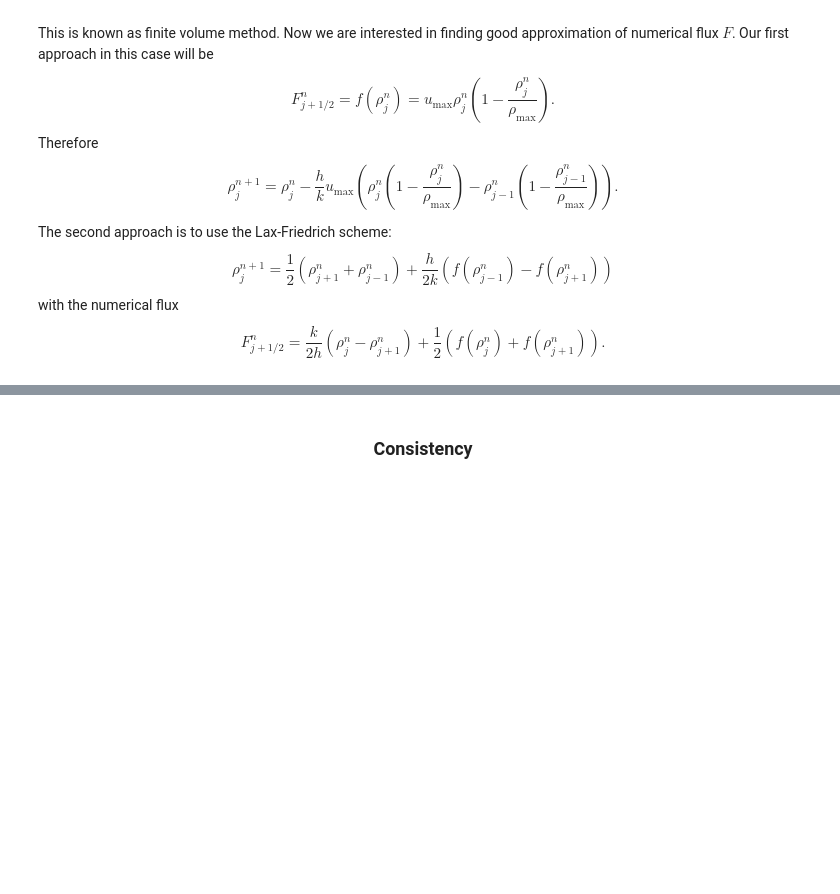
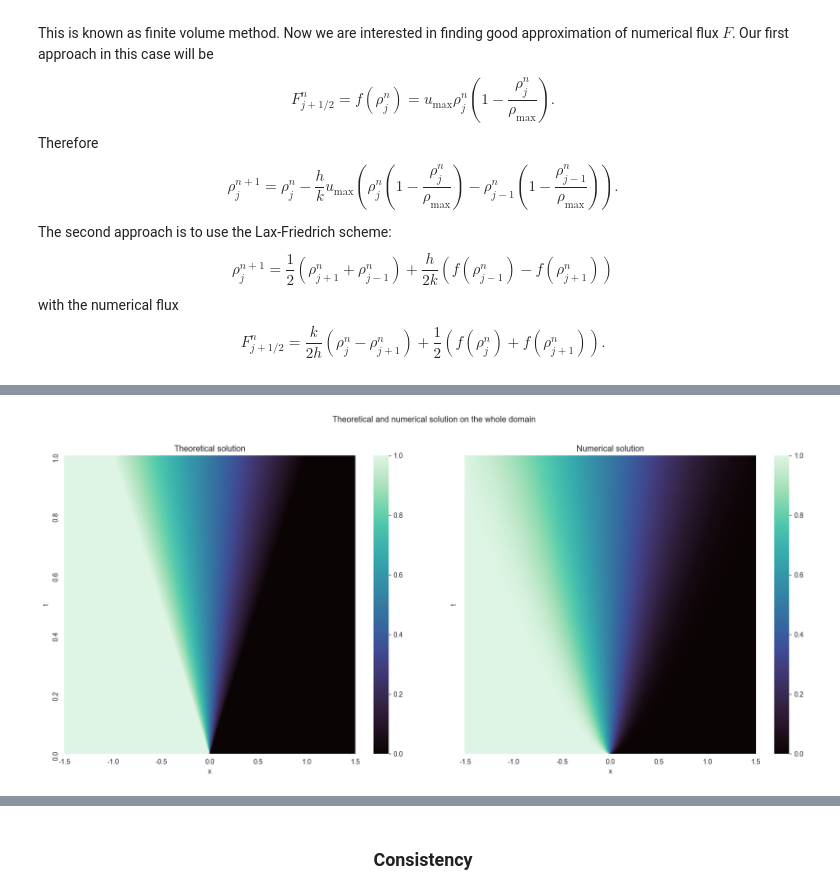
Before and after one commit to joannaww/Lighthill-Witham-Richards-Model, a Jupyter notebook: Matuszak_Wojciechowicz.ipynb, the cells around one changed output, grey strips where cells are left out. Cells and saved outputs as stored; diff of their text form; code cells hidden in the pictures; blank space fills up the shorter version.

```diff
--- a/Matuszak_Wojciechowicz.ipynb
+++ b/Matuszak_Wojciechowicz.ipynb
@@ -291,0 +402,20 @@ $$F_{j+1/2}^{n} = \frac{k}{2h}\left(\rho_{j}^n - \rho_{j+1}^n\right) + \frac{1}{
+# %%
+fig, (ax1, ax2) = plt.subplots(ncols=2, figsize=(20, 8))
+fig.subplots_adjust(wspace=0.1)
+
+sns.heatmap(pd.DataFrame(rho_theoretical.T,  columns = np.round(xs,1), index = ts), cmap='mako', xticklabels=50, yticklabels=200, ax=ax1, cbar=True)
+sns.heatmap(pd.DataFrame(rho.T, columns = np.round(xs,1), index = ts), cmap='mako', xticklabels=50, yticklabels=200, ax=ax2, cbar=True)
+
+ax1.invert_yaxis()
+ax1.set_title("Theoretical solution")
+ax1.set(xlabel="x", ylabel="t")
+ax2.invert_yaxis()
+ax2.set_title("Numerical solution")
+ax2.set(xlabel="x", ylabel="t")
+ax2.yaxis.set_ticklabels([])
+
+fig.suptitle("Theoretical and numerical solution on the whole domain")
+fig.subplots_adjust(wspace=0.1)
+plt.show()
+# %% [output]
+[figure, added]
```
Also changed, not shown: parts of 9 cells of this notebook.
